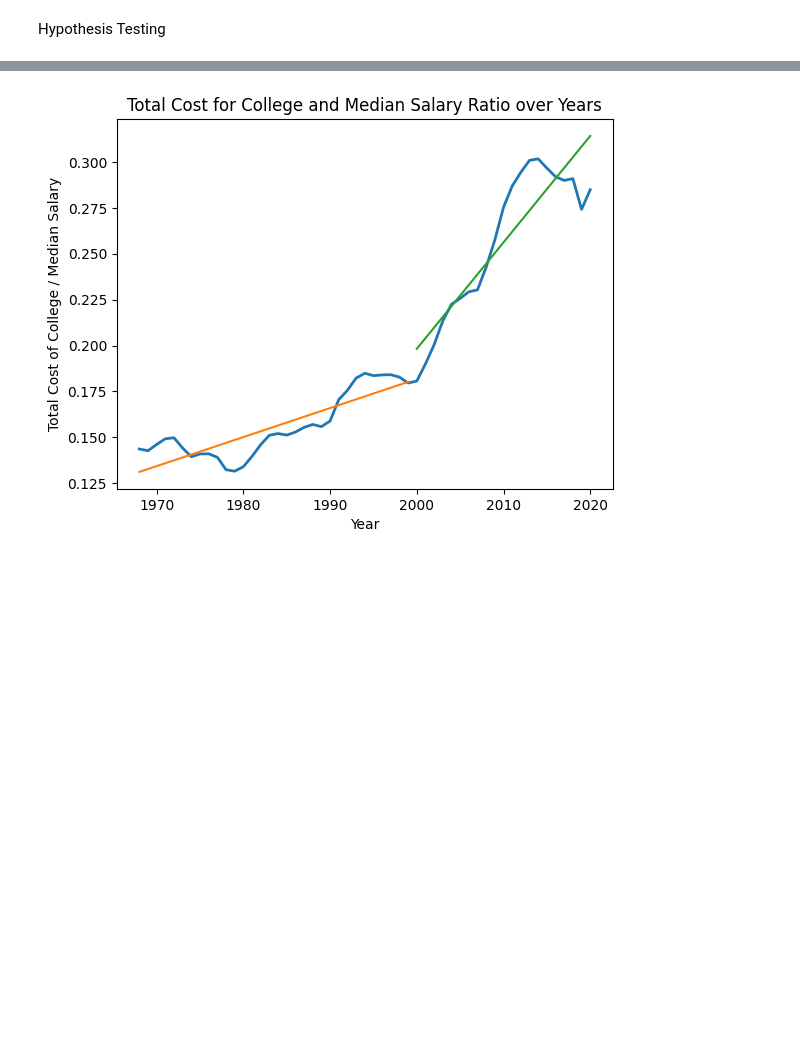
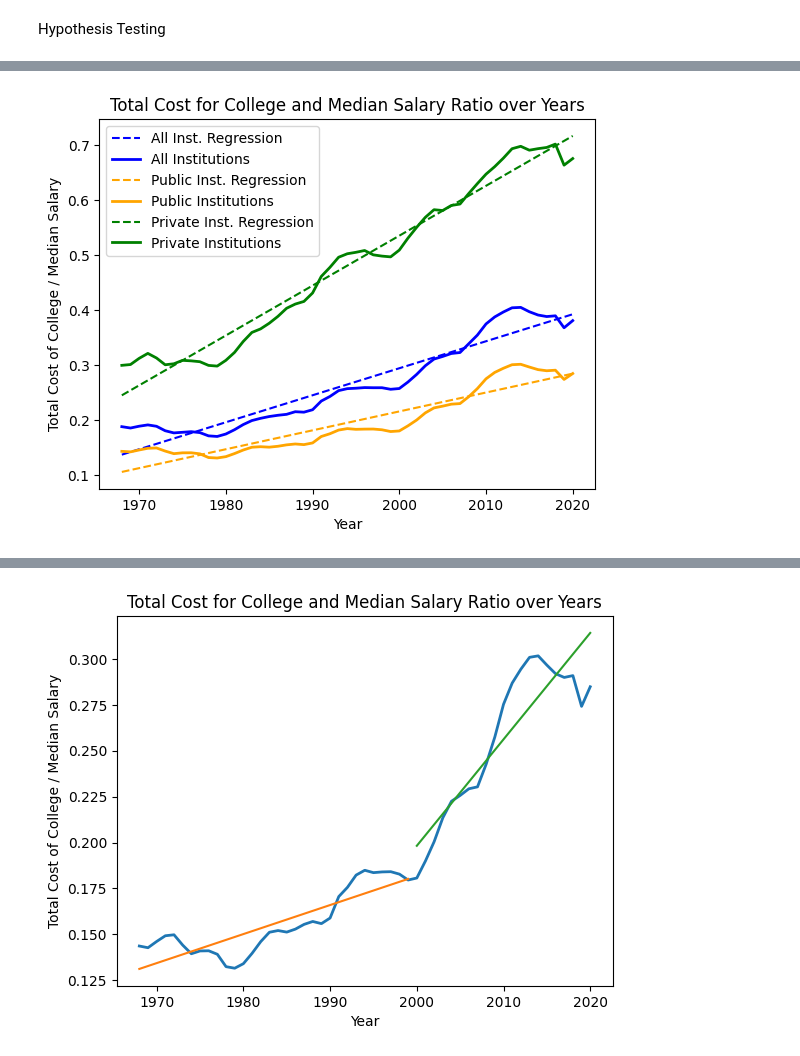
Before and after one commit to Agustin-Mor/Agustin-Mor.github.io, a Jupyter notebook: tutorial.ipynb, the cells around one changed output, grey strips where cells are left out. Cells and saved outputs as stored; diff of their text form; code cells hidden in the pictures; blank space fills up the shorter version.

```diff
--- a/tutorial.ipynb
+++ b/tutorial.ipynb
@@ -368,0 +422,10 @@ Hypothesis Testing
+# %%
+# Modeling linear regression
+model_public_institutions = smf.ols(formula='Ratio ~ Year', data=df_college_cost_public).fit()
+
+# Displaying 'All Institutions' model results
+print('\n------------------------------------------------\
+    \nPublic Institutions Hypothesis Testing\n\
+------------------------------------------------\n')
+
+print(model_public_institutions.summary())
@@ -368,0 +450,10 @@ Hypothesis Testing
+# %%
+# Modeling linear regression
+model_private_institutions = smf.ols(formula='Ratio ~ Year', data=df_college_cost_private).fit()
+
+# Displaying 'All Institutions' model results
+print('\n------------------------------------------------\
+    \nPrivate Institutions Hypothesis Testing\n\
+------------------------------------------------\n')
+
+print(model_private_institutions.summary())
@@ -369 +478,39 @@ Hypothesis Testing
+# %%
+# Creating color labels for each plot
+colors = ['blue', 'orange', 'green']
+
+# Creating list for each linear regression formula
+models = [model_all_institutions.params, model_public_institutions.params, model_private_institutions.params]
+
+# Plotting data
+for idx, df in enumerate(df_college_cost):
+
+    # Plotting linear regression
+    plt.plot(
+        df['Year'],
+        models[idx][1] * df['Year'] + models[idx][0],
+        linestyle='--',
+        color=colors[idx]
+    )
+
+    # PLotting total cost to median ratio
+    plt.plot(
+        df['Year'],
+        df['Total'] / df['Estimate'],
+        linewidth=2,
+        color=colors[idx]
+    )
+
+# Labeling plot
+plt.xlabel('Year')
+plt.ylabel('Total Cost of College / Median Salary')
+plt.title('Total Cost for College and Median Salary Ratio over Years')
+plt.legend(['All Inst. Regression', 'All Institutions',
+            'Public Inst. Regression', 'Public Institutions',
+            'Private Inst. Regression', 'Private Institutions'])
+
+# Displaying plot
+plt.show()
+# %% [output]
+[figure, added]
 # %%
```
Also changed, not shown: parts of 9 cells of this notebook, 1 other file.
